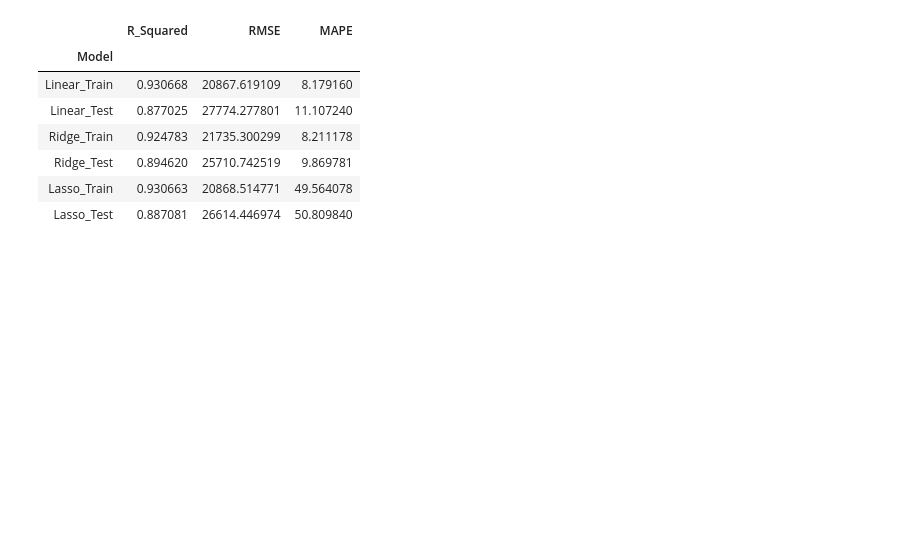
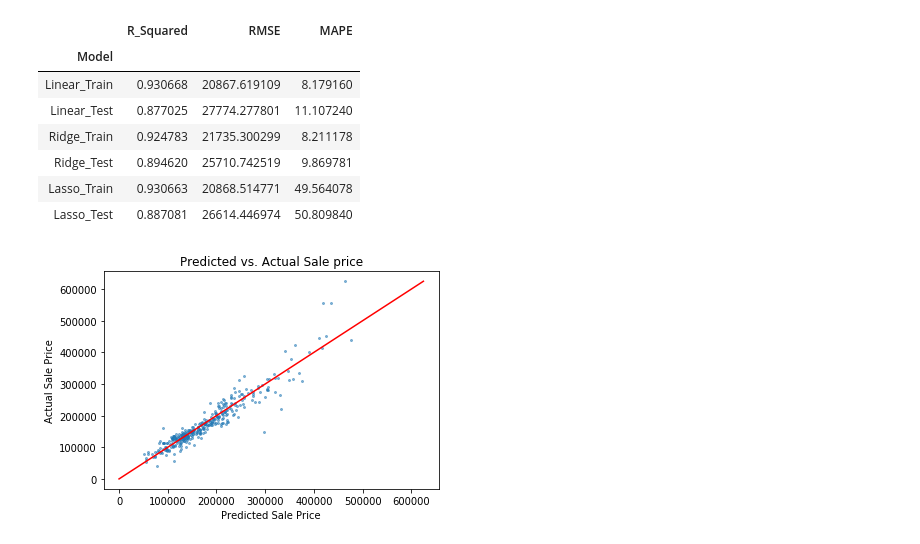
Before and after one commit to ABitNutty/Capstone-1, a Jupyter notebook: Linear Regression Model.ipynb, the cells around one changed output. Cells and saved outputs as stored; diff of their text form; code cells hidden in the pictures; blank space fills up the shorter version.

```diff
--- a/Linear Regression Model.ipynb
+++ b/Linear Regression Model.ipynb
@@ -218,3 +235,13 @@ metrics
 | Ridge_Test | 0.894620 | 25710.742519 | 9.869781 |
 | Lasso_Train | 0.930663 | 20868.514771 | 49.564078 |
 | Lasso_Test | 0.887081 | 26614.446974 | 50.809840 |
+# %%
+# Predicted vs actual scatterplot
+plt.scatter(ridge_pred_test, y_test, alpha=0.5, s=4)
+plt.title('Predicted vs. Actual Sale price')
+plt.xlabel('Predicted Sale Price')
+plt.ylabel('Actual Sale Price')
+plt.plot(list(range(y_test.max())),list(range(y_test.max())), c='r')
+plt.show()
+# %% [output]
+[figure, added]
```
Also changed, not shown: parts of 40 cells of this notebook.
